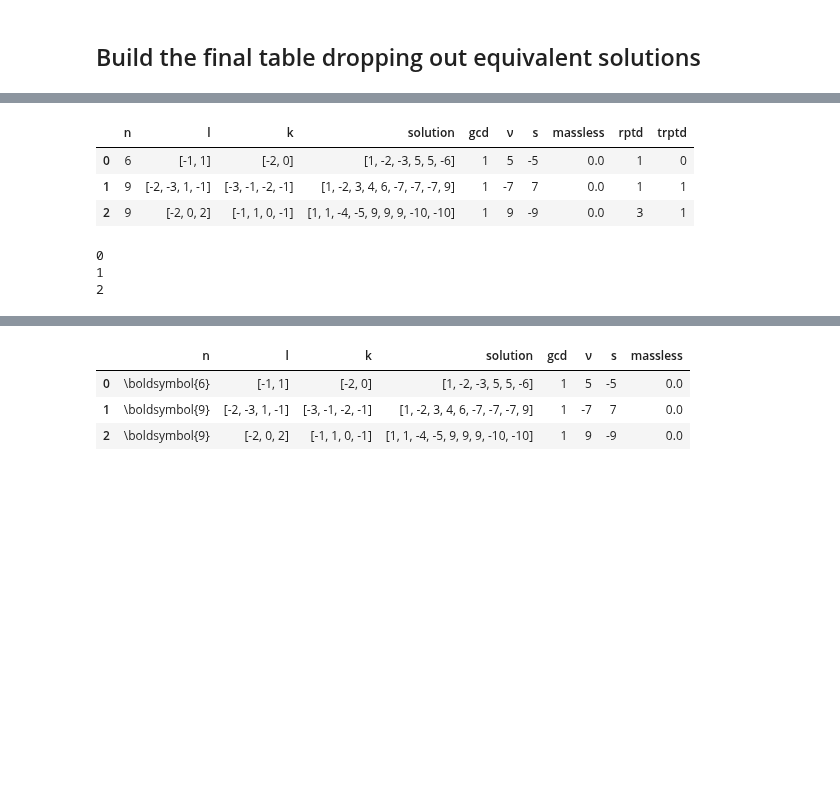
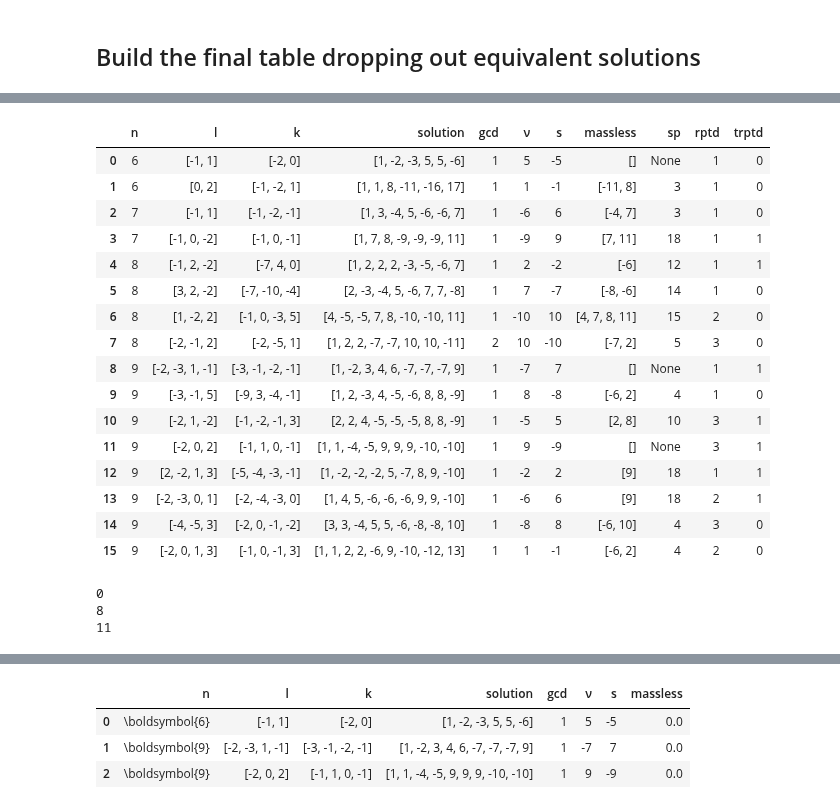
Before and after one commit to LBJ-Wade/anomaly, a Jupyter notebook: DiracSeesaw_Tree_level-II-Dark_Symmetry.ipynb, the cells around one changed output, grey strips where cells are left out. Drawn from its saved outputs; the diff is of its cells as text; code cells hidden in the pictures; blank space fills up the shorter version.

Commit message:
Added solutions with n=10

```diff
--- a/DiracSeesaw_Tree_level-II-Dark_Symmetry.ipynb
+++ b/DiracSeesaw_Tree_level-II-Dark_Symmetry.ipynb
@@ -370,13 +376,13 @@ cl[cl['solution'].astype(str)=='[1, 1, -4, -5, 9, 9, 9, -10, -10]']
 # %%
 fl=pd.DataFrame()
 # %%
-fl=fl.append( cl[ cl['n']==6 ].drop_duplicates(subset=['sp','rptd','trptd','frptd']).reset_index(drop=True) )
+fl=fl.append( cl[ cl['n']==6 ].drop_duplicates(subset=['nsp','rptd','trptd','frptd']).reset_index(drop=True) )
 # %%
-fl=fl.append(cl[ cl['n']==7 ].drop_duplicates(subset=['sp','rptd','trptd','frptd']).reset_index(drop=True) )
+fl=fl.append(cl[ cl['n']==7 ].drop_duplicates(subset=['nsp','rptd','trptd','frptd']).reset_index(drop=True) )
 # %%
-fl=fl.append(cl[ cl['n']==8 ].drop_duplicates(subset=['sp','rptd','trptd','frptd']).reset_index(drop=True) )
+fl=fl.append(cl[ cl['n']==8 ].drop_duplicates(subset=['nsp','rptd','trptd','frptd']).reset_index(drop=True) )
 # %%
-fl=fl.append( cl[ cl['n']==9 ].drop_duplicates(subset=['sp','rptd','trptd','frptd']).reset_index(drop=True) )
+fl=fl.append( cl[ cl['n']==9 ].drop_duplicates(subset=['nsp','rptd','trptd','frptd']).reset_index(drop=True) )
 # %%
 fl=fl.reset_index(drop=True)
 # %%
@@ -476,10 +477,23 @@ tm[['n','l','k','solution','gcd','ν','s','massless','rptd','trptd']
 # %%
-kk=tm[['n','l','k','solution','gcd','ν','s','massless','rptd','trptd']].reset_index(drop=True)
+kk=tm[['n','l','k','solution','gcd','ν','s','massless','sp','rptd','trptd']].reset_index(drop=True)
 kk['sltn']=kk['solution'].astype(str)
 kk.sort_values('n').drop('sltn',axis='columns').reset_index(drop=True)
 # %% [output]
-|  | n | l | k | solution | gcd | ν | s | massless | rptd | trptd |
-| 0 | 6 | [-1, 1] | [-2, 0] | [1, -2, -3, 5, 5, -6] | 1 | 5 | -5 | 0.0 | 1 | 0 |
-| 1 | 9 | [-2, -3, 1, -1] | [-3, -1, -2, -1] | [1, -2, 3, 4, 6, -7, -7, -7, 9] | 1 | -7 | 7 | 0.0 | 1 | 1 |
-| 2 | 9 | [-2, 0, 2] | [-1, 1, 0, -1] | [1, 1, -4, -5, 9, 9, 9, -10, -10] | 1 | 9 | -9 | 0.0 | 3 | 1 |
+|  | n | l | k | solution | gcd | ν | s | massless | sp | rptd | trptd |
+| 0 | 6 | [-1, 1] | [-2, 0] | [1, -2, -3, 5, 5, -6] | 1 | 5 | -5 | [] | None | 1 | 0 |
+| 1 | 6 | [0, 2] | [-1, -2, 1] | [1, 1, 8, -11, -16, 17] | 1 | 1 | -1 | [-11, 8] | 3 | 1 | 0 |
+| 2 | 7 | [-1, 1] | [-1, -2, -1] | [1, 3, -4, 5, -6, -6, 7] | 1 | -6 | 6 | [-4, 7] | 3 | 1 | 0 |
+| 3 | 7 | [-1, 0, -2] | [-1, 0, -1] | [1, 7, 8, -9, -9, -9, 11] | 1 | -9 | 9 | [7, 11] | 18 | 1 | 1 |
+| 4 | 8 | [-1, 2, -2] | [-7, 4, 0] | [1, 2, 2, 2, -3, -5, -6, 7] | 1 | 2 | -2 | [-6] | 12 | 1 | 1 |
+| 5 | 8 | [3, 2, -2] | [-7, -10, -4] | [2, -3, -4, 5, -6, 7, 7, -8] | 1 | 7 | -7 | [-8, -6] | 14 | 1 | 0 |
+| 6 | 8 | [1, -2, 2] | [-1, 0, -3, 5] | [4, -5, -5, 7, 8, -10, -10, 11] | 1 | -10 | 10 | [4, 7, 8, 11] | 15 | 2 | 0 |
+| 7 | 8 | [-2, -1, 2] | [-2, -5, 1] | [1, 2, 2, -7, -7, 10, 10, -11] | 2 | 10 | -10 | [-7, 2] | 5 | 3 | 0 |
+| 8 | 9 | [-2, -3, 1, -1] | [-3, -1, -2, -1] | [1, -2, 3, 4, 6, -7, -7, -7, 9] | 1 | -7 | 7 | [] | None | 1 | 1 |
+| 9 | 9 | [-3, -1, 5] | [-9, 3, -4, -1] | [1, 2, -3, 4, -5, -6, 8, 8, -9] | 1 | 8 | -8 | [-6, 2] | 4 | 1 | 0 |
+| 10 | 9 | [-2, 1, -2] | [-1, -2, -1, 3] | [2, 2, 4, -5, -5, -5, 8, 8, -9] | 1 | -5 | 5 | [2, 8] | 10 | 3 | 1 |
+| 11 | 9 | [-2, 0, 2] | [-1, 1, 0, -1] | [1, 1, -4, -5, 9, 9, 9, -10, -10] | 1 | 9 | -9 | [] | None | 3 | 1 |
+| 12 | 9 | [2, -2, 1, 3] | [-5, -4, -3, -1] | [1, -2, -2, -2, 5, -7, 8, 9, -10] | 1 | -2 | 2 | [9] | 18 | 1 | 1 |
+| 13 | 9 | [-2, -3, 0, 1] | [-2, -4, -3, 0] | [1, 4, 5, -6, -6, -6, 9, 9, -10] | 1 | -6 | 6 | [9] | 18 | 2 | 1 |
+| 14 | 9 | [-4, -5, 3] | [-2, 0, -1, -2] | [3, 3, -4, 5, 5, -6, -8, -8, 10] | 1 | -8 | 8 | [-6, 10] | 4 | 3 | 0 |
+| 15 | 9 | [-2, 0, 1, 3] | [-1, 0, -1, 3] | [1, 1, 2, 2, -6, 9, -10, -12, 13] | 1 | 1 | -1 | [-6, 2] | 4 | 2 | 0 |
 # %%
@@ -492,7 +506,7 @@ def add_boldsymbol(ss):
     else:
         return ss
 # %%
-kk=tm[['n','l','k','solution','gcd','ν','s','massless']].copy()
+kk=tm[['n','l','k','solution','gcd','ν','s','massless','sp']].copy()
 
 for i in kk.index:
     #for s in ['DD','DM','XD','XM']:
@@ -508,8 +522,8 @@ def f(x):
 kkk.to_latex('solutions.tex',index=False,formatters=dict( [(k,f) for k in kk.columns ]) ,escape=False  )
 # %% [output]
 0
-1
-2
+8
+11
 # %%
 cat solutions.tex
 # %% [output]
```
Also changed, not shown: parts of 12 cells of this notebook.
